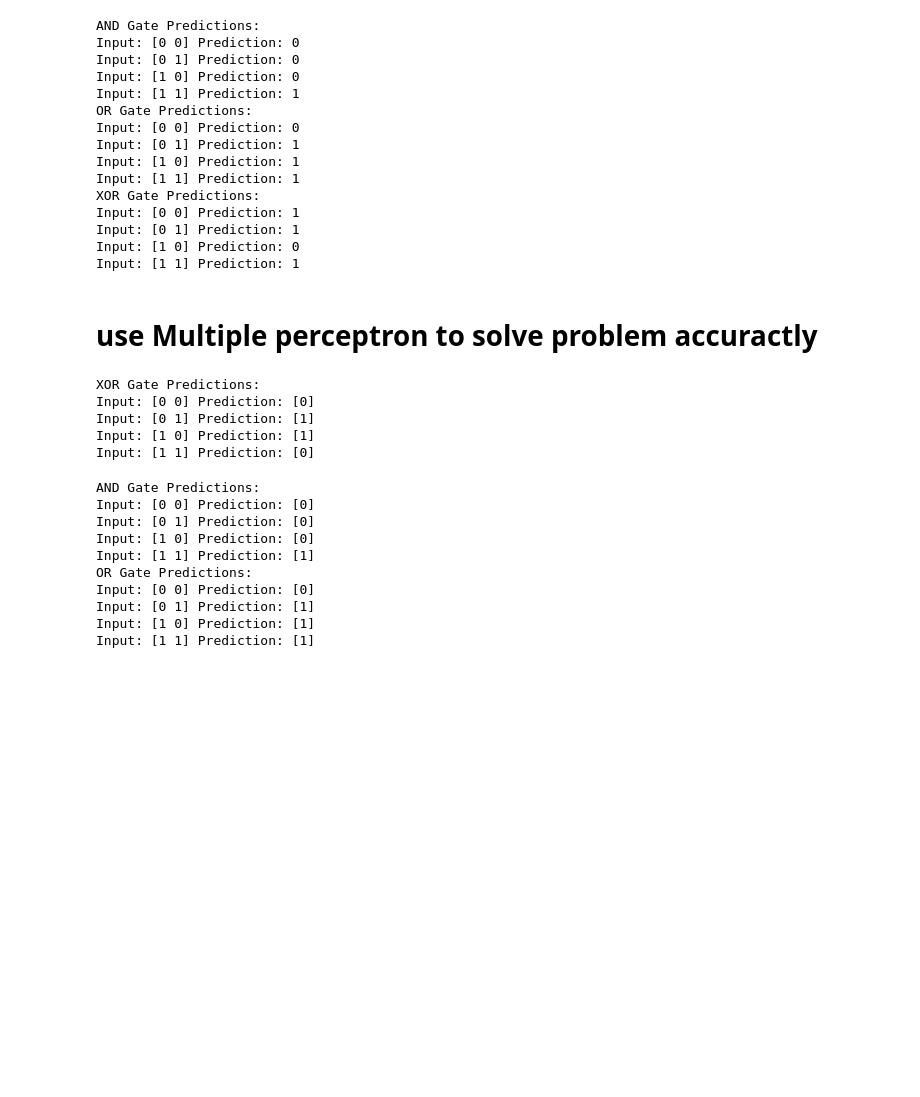
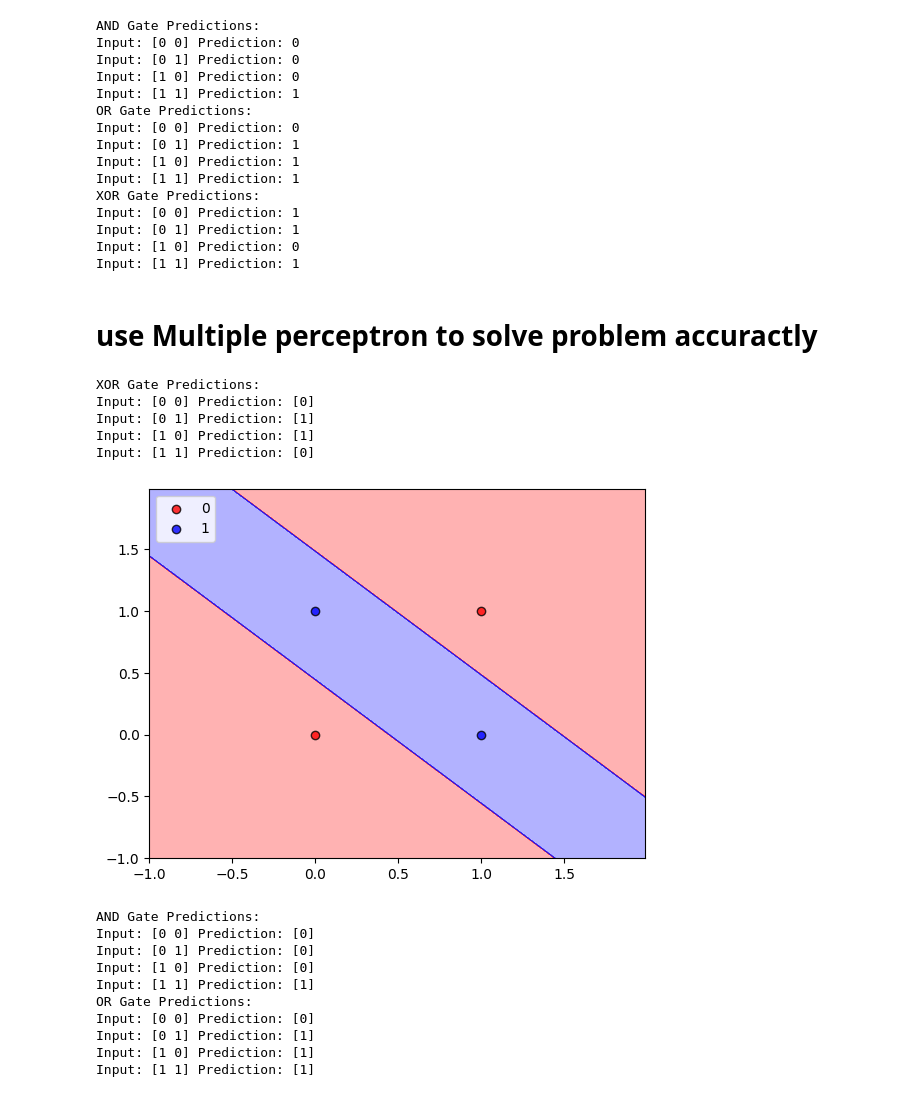
Before and after one commit to dnyanshwalwadkar/Advance-Deep-Learning, a Jupyter notebook: DL_Mathematical_Implimentation.ipynb, the cells around one changed output. Drawn from its saved outputs; the diff is of its cells as text; code cells hidden in the pictures; blank space fills up the shorter version.

Commit message:
graph plot

```diff
--- a/DL_Mathematical_Implimentation.ipynb
+++ b/DL_Mathematical_Implimentation.ipynb
@@ -183,8 +183,10 @@ Input: [1 1] Prediction: 1
 # %% [markdown]
 # use Multiple perceptron to solve problem accuractly
 # %%
+
 import numpy as np
 import matplotlib.pyplot as plt
+from matplotlib.colors import ListedColormap
 
 class MLP:
     def __init__(self, num_inputs, num_hidden_units, learning_rate=0.1):
@@ -237,28 +239,56 @@ class MLP:
     def predict(self, inputs):
         activation = self.forward_pass(inputs)
         return (activation >= 0.5).astype(int)
+
+    # Add this function to your MLP class
+    def plot_decision_regions(self, inputs, targets, resolution=0.01):
+        colors = ('red', 'blue')
+        cmap = ListedColormap(colors[:len(np.unique(targets))])
+
+        x1_min, x1_max = inputs[:, 0].min() - 1, inputs[:, 0].max() + 1
+        x2_min, x2_max = inputs[:, 1].min() - 1, inputs[:, 1].max() + 1
+        xx1, xx2 = np.meshgrid(np.arange(x1_min, x1_max, resolution),
+                            np.arange(x2_min, x2_max, resolution))
+        Z = np.array([self.predict(np.array([x1, x2]).reshape(1, -1)).flatten() for x1, x2 in zip(xx1.ravel(), xx2.ravel())])
+        Z = Z.reshape(xx1.shape)
+        plt.contourf(xx1, xx2, Z, alpha=0.3, cmap=cmap)
+        plt.xlim(xx1.min(), xx1.max())
+        plt.ylim(xx2.min(), xx2.max())
+
+        for idx, cl in enumerate(np.unique(targets)):
+            plt.scatter(x=inputs[targets.flatten() == cl, 0],
+                        y=inputs[targets.flatten() == cl, 1],
+                        alpha=0.8,
+                        c=colors[idx],
+                        marker='o',
+                        label=cl,
+                        edgecolor='black')
+        plt.legend(loc='upper left')
+        plt.show()
 # %%
-import numpy as np
+
 
 # XOR gate
 inputs = np.array([[0, 0], [0, 1], [1, 0], [1, 1]])
 targets = np.array([[0], [1], [1], [0]])
 
 # Initialize and train the MLP with 2 hidden units
 xor_mlp = MLP(num_inputs=2, num_hidden_units=2)
 xor_mlp.train(inputs, targets, num_epochs=9000)
 
 # Test the XOR gate with the trained MLP
 xor_gate_predictions = [xor_mlp.predict(input.reshape(1, -1)) for input in inputs]
 print("XOR Gate Predictions:")
 for i, input in enumerate(inputs):
     print("Input:", input, "Prediction:", xor_gate_predictions[i].flatten())
+xor_mlp.plot_decision_regions(inputs, targets)
 # %% [output]
 XOR Gate Predictions:
 Input: [0 0] Prediction: [0]
 Input: [0 1] Prediction: [1]
 Input: [1 0] Prediction: [1]
 Input: [1 1] Prediction: [0]
+[figure, added]
 # %%
 
 
```
Also changed, not shown: parts of 3 cells of this notebook.
